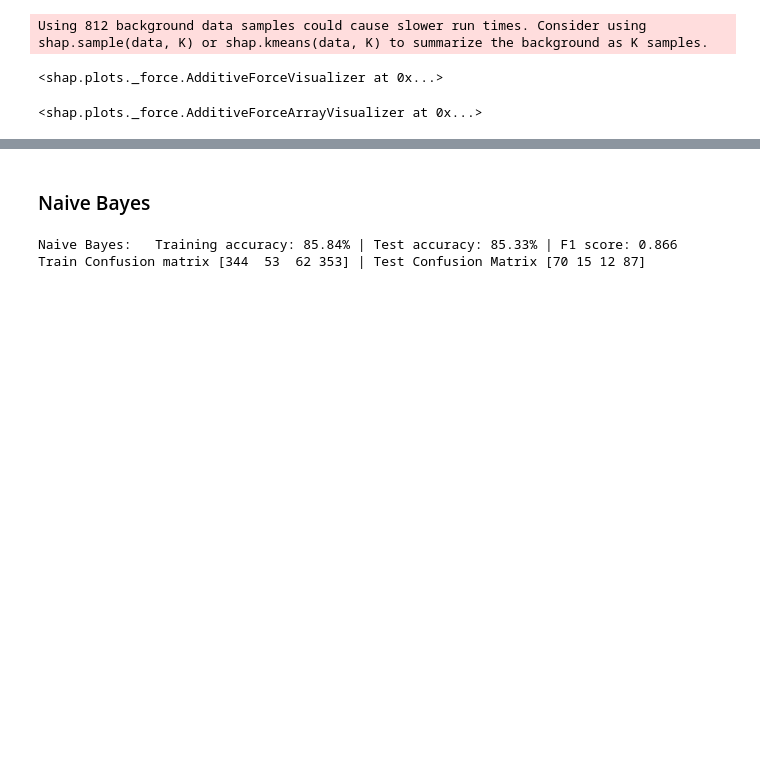
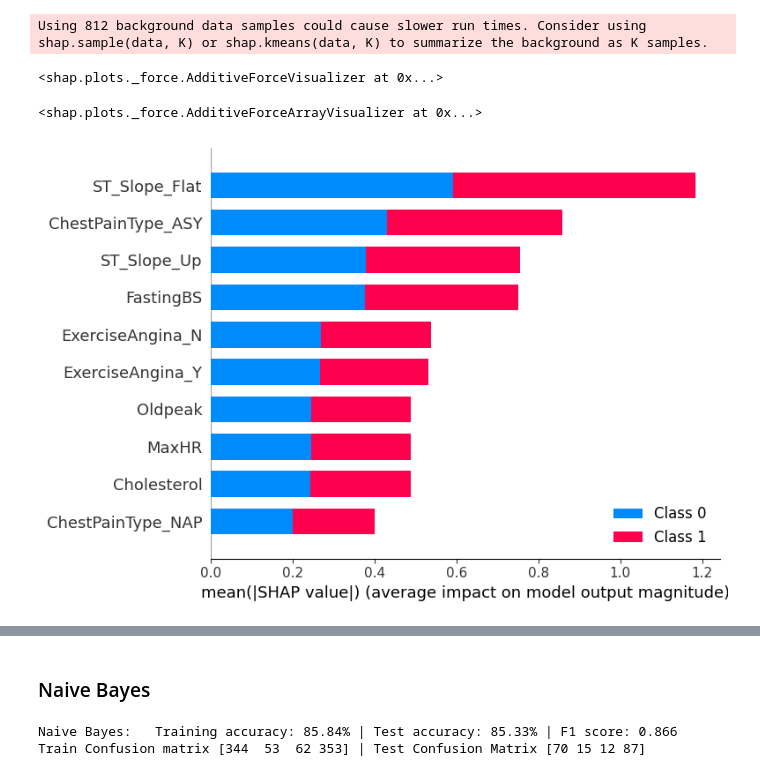
Before and after one commit to XueningD65/TriageAssist, a Jupyter notebook: model_explain_FI_HTML.ipynb, the cells around one changed output, grey strips where cells are left out. Cells and saved outputs as stored; diff of their text form; code cells hidden in the pictures; blank space fills up the shorter version.

```diff
--- a/model_explain_HTML.ipynb
+++ b/model_explain_FI_HTML.ipynb
@@ -121,3 +110,8 @@ Using 812 background data samples could cause slower run times. Consider using s
 shap.force_plot(explainer.expected_value[0], shap_values[0], X_test, link="logit")
 # %% [output]
 <shap.plots._force.AdditiveForceArrayVisualizer at 0x...>
+# %%
+%matplotlib inline
+shap.summary_plot(shap_values, X_test, plot_type="bar", max_display = 10)
+# %% [output]
+[figure, added]
```
Also changed, not shown: parts of 2 cells of this notebook, 56 other files.
